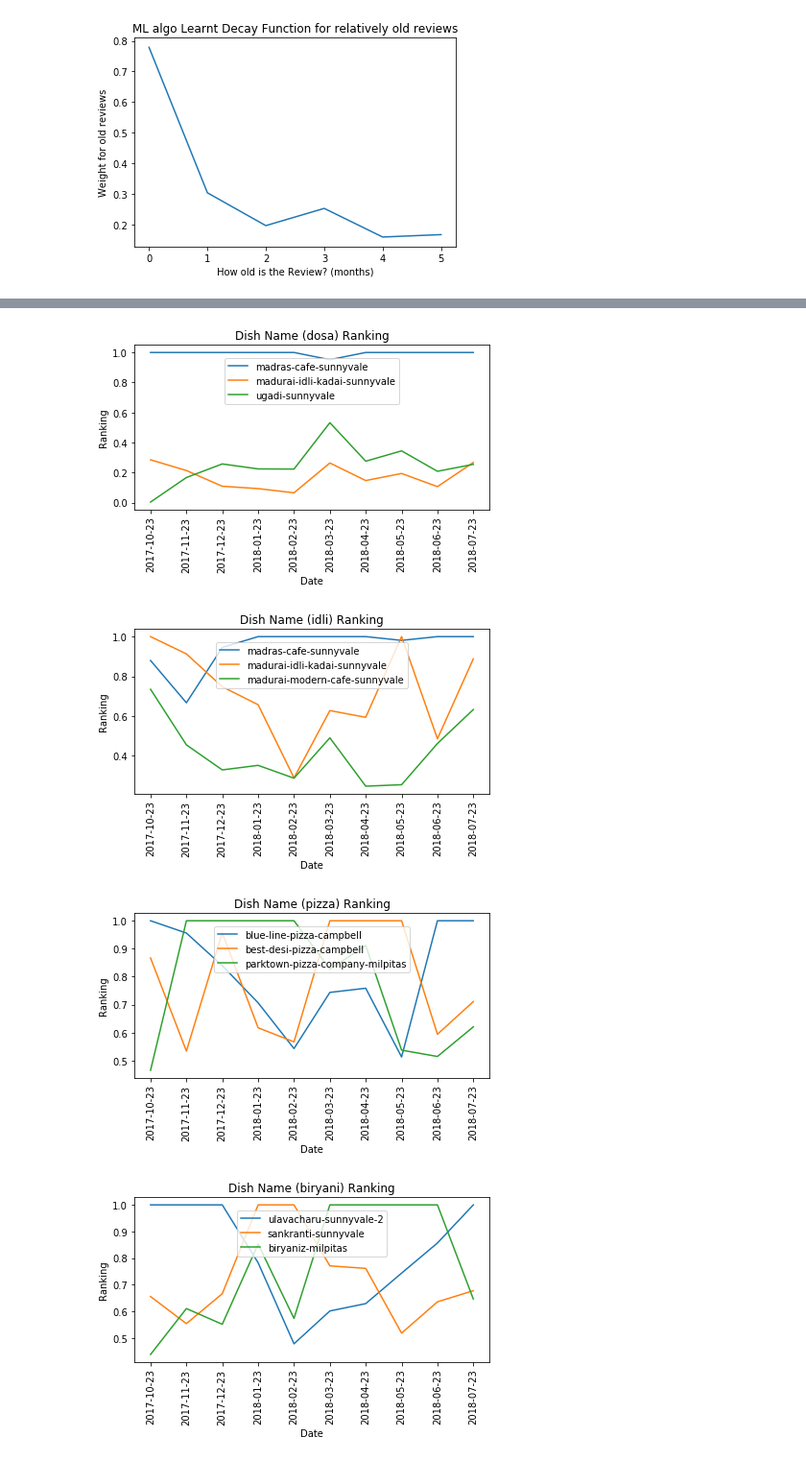
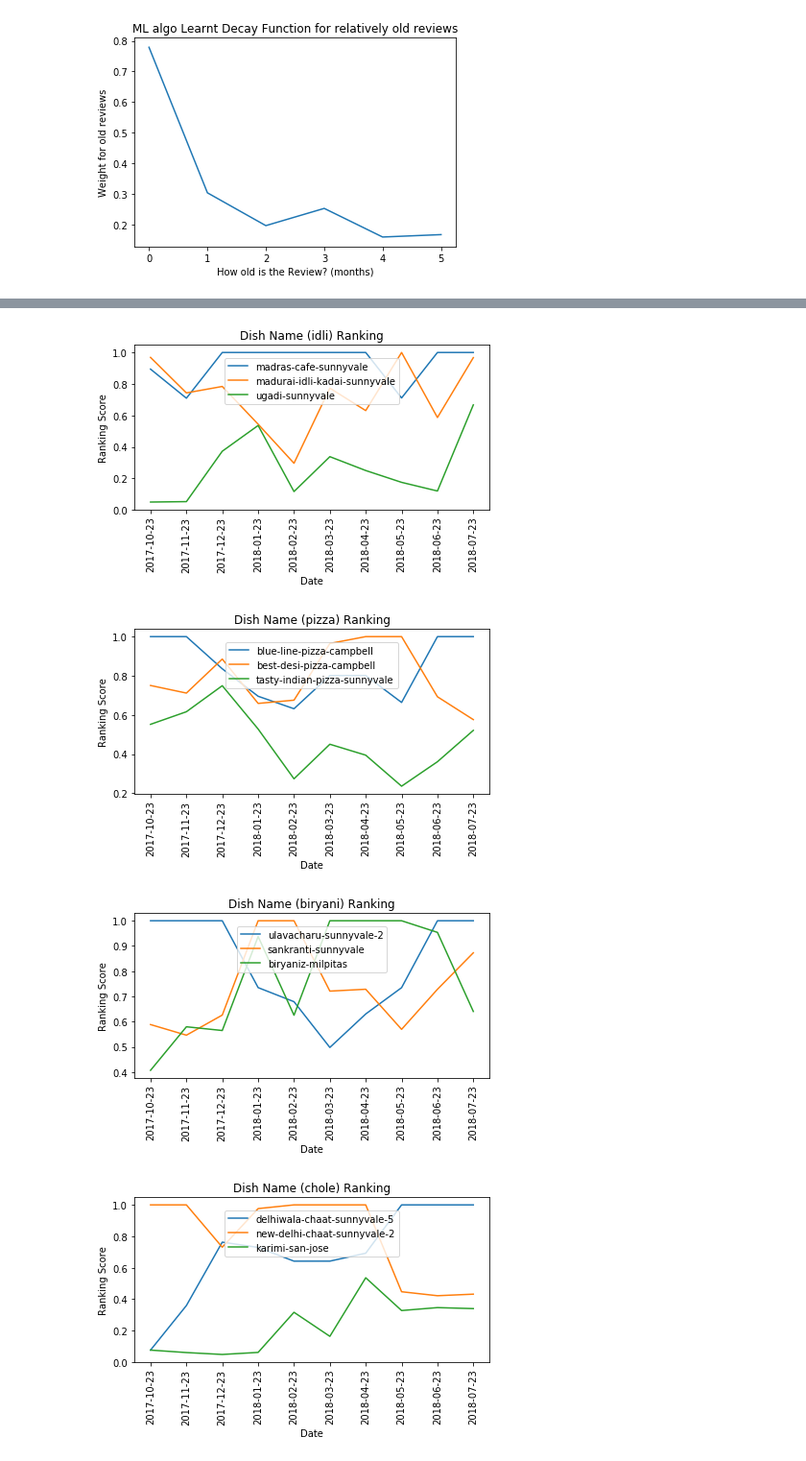
Before and after one commit to bvaidyan/Drank2, a Jupyter notebook: DA9.ipynb, the cells around one changed output, grey strips where cells are left out. Shown at 96% size. Cells and saved outputs as stored; diff of their text form; code cells hidden in the pictures.

```diff
--- a/DA9.ipynb
+++ b/DA9.ipynb
@@ -288,8 +288,8 @@ yout=pd.concat(yjoin)
 #Xout.to_csv('model/Xout_1Aug2018.csv')
 #yout.to_csv('model/yout_1Aug2018.csv')
 # %%
-#Gradient Boosting Regression (performs much better compared to LinearRegression)
-grad = GradientBoostingRegressor(n_estimators=100,learning_rate=0.1, max_depth=10, random_state=1, loss='ls')
+#Gradient Boosting Regression
+grad = GradientBoostingRegressor(n_estimators=20,learning_rate=0.1, max_depth=5, random_state=1, loss='ls')
 grad.fit(Xout, yout)
 plt.scatter(yout,grad.predict(Xout))
 r2_score(yout, grad.predict(Xout))
@@ -333,6 +330,6 @@ plt.plot(slr.coef_[0][[15,12,9,6,3,0]])
 # %%
 #future prediction plots
-for dname in ['vada pav','dosa','idli','pizza','biryani','chole','pani puri','pakora','sambar']:
+for dname in ['vada pav','idli','pizza','biryani','chole','pani puri','pakora','sambar','dosa']:
 
     dt=['2017-10-23','2017-11-23','2017-12-23','2018-01-23','2018-02-23','2018-03-23','2018-04-23','2018-05-23','2018-06-23','2018-07-23']
 
@@ -364,7 +361,7 @@ for dname in ['vada pav','dosa','idli','pizza','biryani','chole','pani puri','pa
         y=plt2.ix[i].tolist()
         plt.xticks(rotation=90)
         plt.xlabel('Date')
-        plt.ylabel('Ranking')
+        plt.ylabel('Ranking Score')
         plt.title('Dish Name ('+dname+') Ranking')
         plt.tight_layout()
         ax.plot(x, y,  label=plt2.index[i])
@@ -375,4 +372,4 @@ for dname in ['vada pav','dosa','idli','pizza','biryani','chole','pani puri','pa
-[figure, old version]
+[figure, new version]
-[figure, old version]
+[figure, new version]
-[figure, old version]
+[figure, new version]
-[figure, old version]
+[figure, new version]
```
Also changed, not shown: parts of 8 cells of this notebook.
